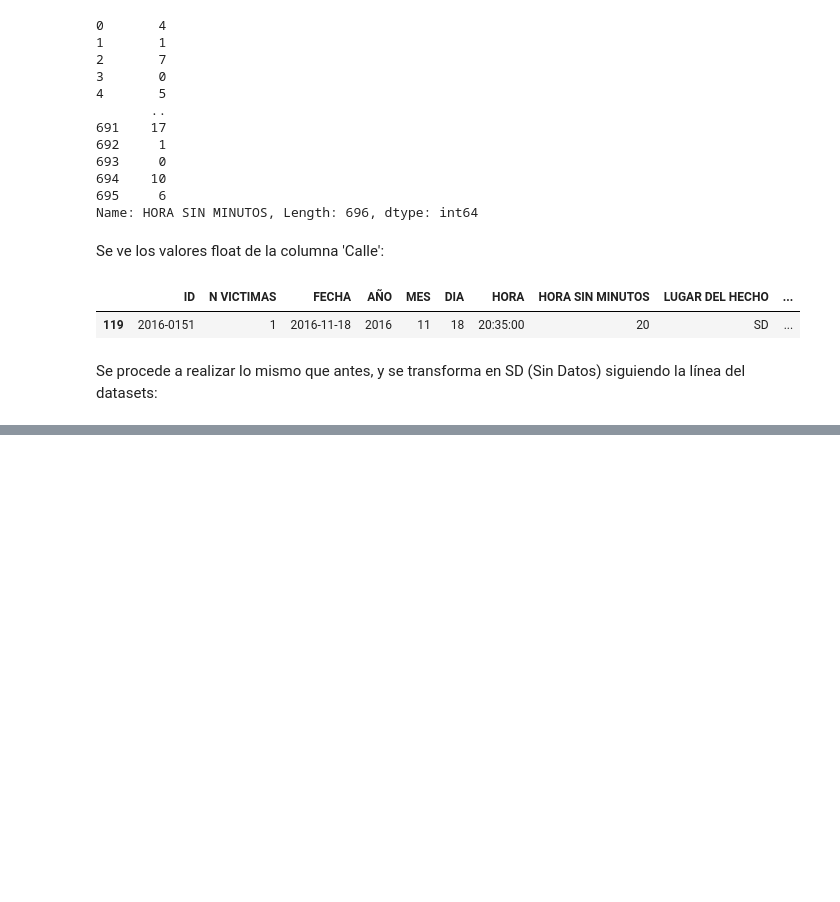
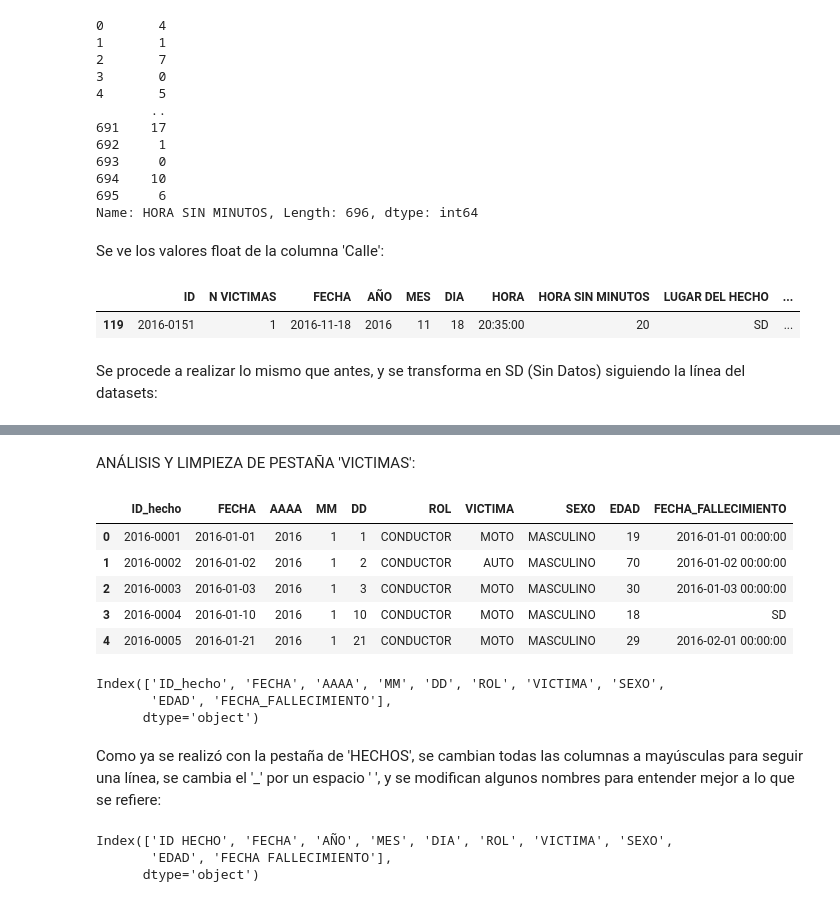
Before and after one commit to camillaneza/PI2_Siniestros_Viales, a Jupyter notebook: ETL.ipynb, the cells around one changed output, grey strips where cells are left out. Cells and saved outputs as stored; diff of their text form; code cells hidden in the pictures; blank space fills up the shorter version.

```diff
--- a/ETL.ipynb
+++ b/ETL.ipynb
@@ -373,0 +418,20 @@ Funciones.verificar_tipo_datos(df_homicidios_hechos)
+# %% [markdown]
+ANÁLISIS Y LIMPIEZA DE PESTAÑA 'VICTIMAS':
+# %%
+df_homicidios_victimas = pd.read_excel(ruta_homicidios_hechos, sheet_name='VICTIMAS')
+df_homicidios_victimas.head()
+# %% [output]
+|  | ID_hecho | FECHA | AAAA | MM | DD | ROL | VICTIMA | SEXO | EDAD | FECHA_FALLECIMIENTO |
+| 0 | 2016-0001 | 2016-01-01 | 2016 | 1 | 1 | CONDUCTOR | MOTO | MASCULINO | 19 | 2016-01-01 00:00:00 |
+| 1 | 2016-0002 | 2016-01-02 | 2016 | 1 | 2 | CONDUCTOR | AUTO | MASCULINO | 70 | 2016-01-02 00:00:00 |
+| 2 | 2016-0003 | 2016-01-03 | 2016 | 1 | 3 | CONDUCTOR | MOTO | MASCULINO | 30 | 2016-01-03 00:00:00 |
+| 3 | 2016-0004 | 2016-01-10 | 2016 | 1 | 10 | CONDUCTOR | MOTO | MASCULINO | 18 | SD |
+| 4 | 2016-0005 | 2016-01-21 | 2016 | 1 | 21 | CONDUCTOR | MOTO | MASCULINO | 29 | 2016-02-01 00:00:00 |
+# %%
+df_homicidios_victimas.columns
+# %% [output]
+Index(['ID_hecho', 'FECHA', 'AAAA', 'MM', 'DD', 'ROL', 'VICTIMA', 'SEXO',
+       'EDAD', 'FECHA_FALLECIMIENTO'],
+      dtype='object')
+# %% [markdown]
+Como ya se realizó con la pestaña de 'HECHOS', se cambian todas las columnas a mayúsculas para seguir una línea, se cambia el '_' por un espacio ' ', y se modifican algunos nombres para entender mejor a lo que se refiere:
@@ -373,0 +442,8 @@ Funciones.verificar_tipo_datos(df_homicidios_hechos)
+# %%
+df_homicidios_victimas.rename(columns={'AAAA': 'AÑO', 'MM': 'MES', 'DD': 'DIA'}, inplace=True)
+
+df_homicidios_victimas.columns
+# %% [output]
+Index(['ID HECHO', 'FECHA', 'AÑO', 'MES', 'DIA', 'ROL', 'VICTIMA', 'SEXO',
+       'EDAD', 'FECHA FALLECIMIENTO'],
+      dtype='object')
```
Also changed, not shown: parts of 18 cells of this notebook.
